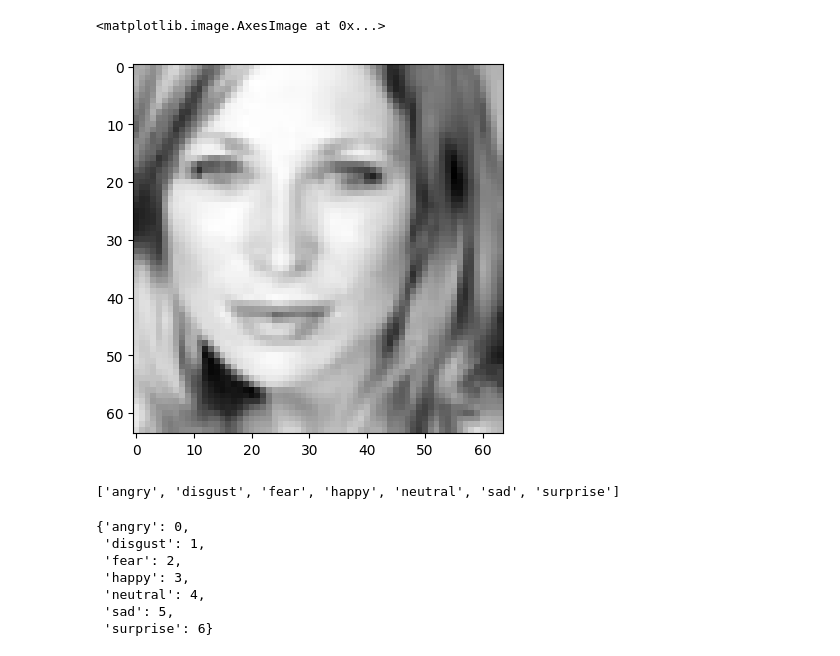
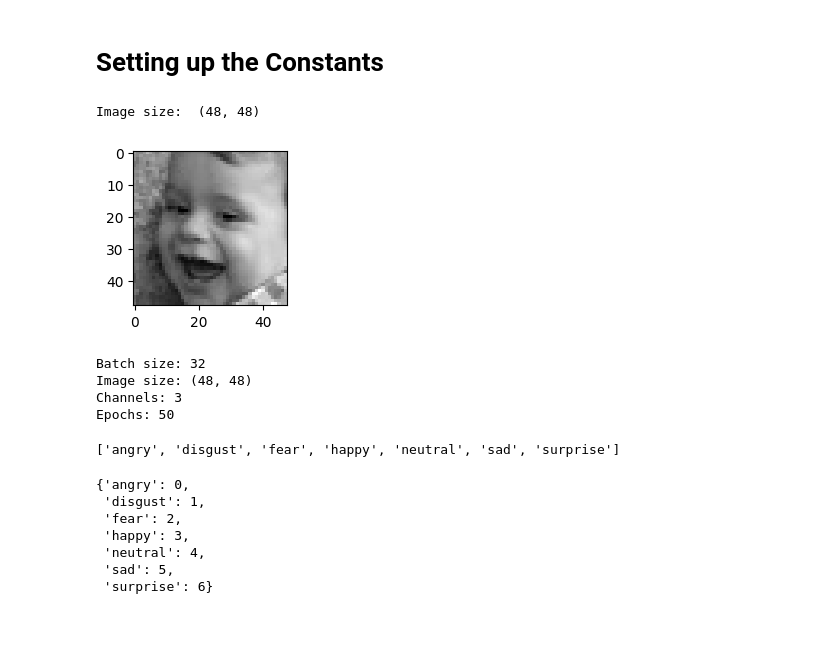
Before and after one commit to ali-bin-kashif/DeepEmotion-CNN, a Jupyter notebook: emotion_detection_model.ipynb, the cells around one changed output. Saved outputs shown, nothing was run; the diff lists cells and outputs as text; code cells hidden in the pictures; blank space fills up the shorter version.

```diff
--- a/emotion_detection_model.ipynb
+++ b/emotion_detection_model.ipynb
@@ -36,6 +9,0 @@ plt.imshow(img, cmap='gray')
-# %%
-img_resize = cv2.resize(img, (64, 64))
-plt.imshow(img_resize, cmap='gray')
-# %% [output]
-<matplotlib.image.AxesImage at 0x...>
-[figure, removed]
@@ -59,0 +10,26 @@ test_transform = transforms.Compose([
+# %% [markdown]
+# Setting up the Constants
+# %%
+plt.figure(figsize=(2,2))
+img = cv2.imread('dataset/train/happy/happy_train_3.jpg', cv2.IMREAD_GRAYSCALE)
+plt.imshow(img, cmap='gray')
+img_size = img.shape
+print('Image size: ',img_size)
+# %% [output]
+Image size:  (48, 48)
+[figure, added]
+# %%
+BATCH_SIZE = 32
+IMAGE_SIZE = img_size
+CHANNELS=3
+EPOCHS=50
+
+print(f'Batch size: {BATCH_SIZE}')
+print(f'Image size: {IMAGE_SIZE}')
+print(f'Channels: {CHANNELS}')
+print(f'Epochs: {EPOCHS}')
+# %% [output]
+Batch size: 32
+Image size: (48, 48)
+Channels: 3
+Epochs: 50
@@ -63,7 +45,8 @@ test_dataset = datasets.ImageFolder('/kaggle/input/fer2013/test', transform=test
-# %%
-train_dataset.classes
-# %% [output]
-['angry', 'disgust', 'fear', 'happy', 'neutral', 'sad', 'surprise']
+# %%
+class_names = train_dataset.classes
+class_names
+# %% [output]
+['angry', 'disgust', 'fear', 'happy', 'neutral', 'sad', 'surprise']
 # %%
 train_dataset.class_to_idx
 # %% [output]
```
Also changed, not shown: parts of 22 cells of this notebook, 1 other file.
